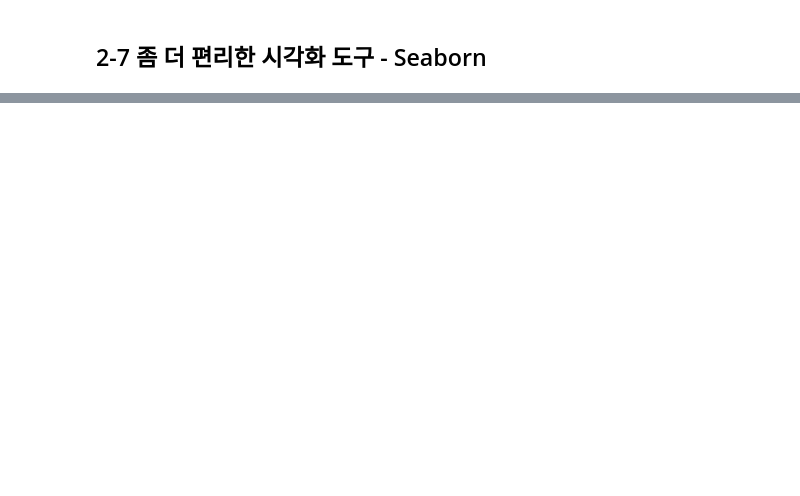
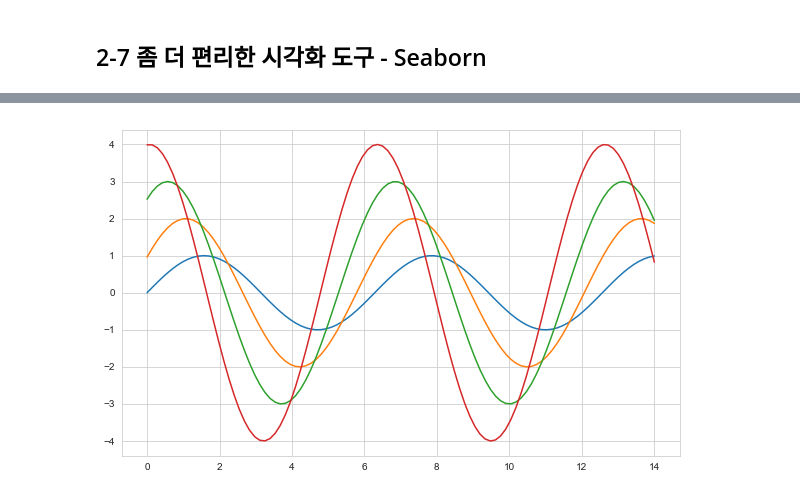
Before and after one commit to jbaeckn/data_jumurugi, a Jupyter notebook: chapter2/Chapter2_Seoul_Crime_Analysis.ipynb, the cells around one changed output, grey strips where cells are left out. Drawn from its saved outputs; the diff is of its cells as text; code cells hidden in the pictures; blank space fills up the shorter version.

```diff
--- a/chapter2/Chapter2_Seoul_Crime_Analysis.ipynb
+++ b/chapter2/Chapter2_Seoul_Crime_Analysis.ipynb
@@ -474,3 +474,19 @@ crime_anal_norm
 | 중랑구 | 0.244957 | 0.352941 | 0.916667 | 0.366746 | 0.321589 | 79.144385 | 81.818182 | 92.307692 | 38.829040 | 84.545135 | 414503.0 | ... |
 # %% [markdown]
 ## 2-7 좀 더 편리한 시각화 도구 - Seaborn
+# %%
+#Seaborn은 matplotlib와 함께 사용해야함. Seaborn을 import할 때는 matplotlib도 같이 import 되어 있어야 한다.
+import matplotlib.pyplot as plt
+%matplotlib inline
+
+import seaborn as sns
+
+x = np.linspace(0, 14, 100)
+y1 = np.sin(x)
+y2 = 2*np.sin(x+0.5)
+y3 = 3*np.sin(x+1.0)
+y4 = 4*np.sin(x+1.5)
+
+plt.figure(figsize=(10,6))
+plt.plot(x,y1, x,y2, x,y3, x,y4) #이렇게 여려 그래프를 한꺼번에
+plt.show()
@@ -476,0 +495,8 @@ crime_anal_norm
+# %%
+sns.set_style("whitegrid")
+
+plt.figure(figsize=(10,6))
+plt.plot(x,y1, x,y2, x,y3, x,y4)
+plt.show()
+# %% [output]
+[figure, added]
```
Also changed, not shown: parts of 5 cells of this notebook.
